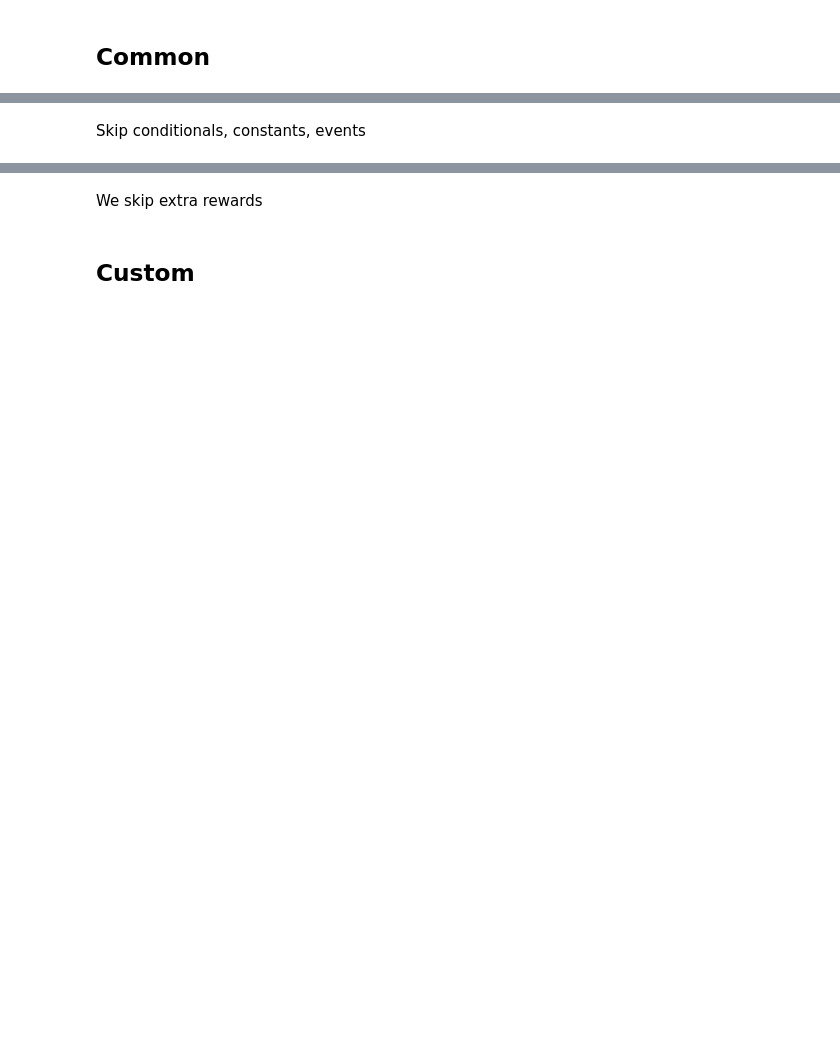
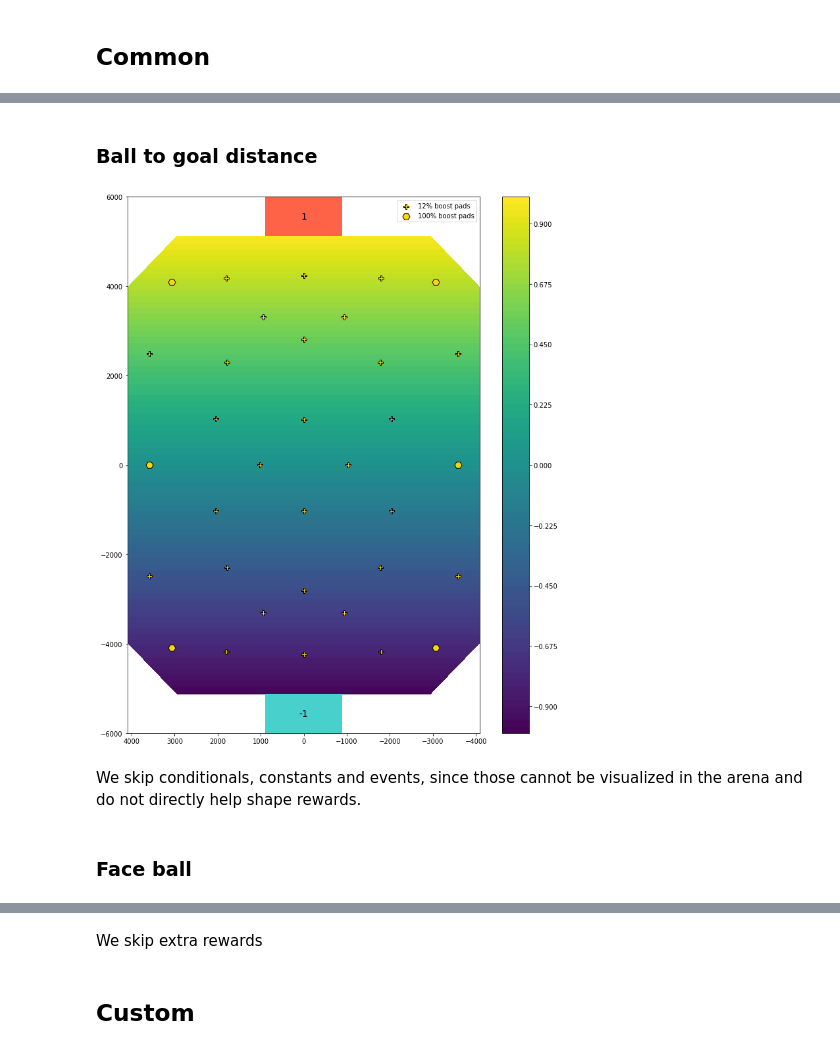
Before and after one commit to Enkhai/lucy-utils, a Jupyter notebook: examples/17_reward_statistics.ipynb, the cells around one changed output, grey strips where cells are left out. Drawn from its saved outputs; the diff is of its cells as text; code cells hidden in the pictures; blank space fills up the shorter version.

Commit message:
Worked on reward statistics

```diff
--- a/examples/17_reward_statistics.ipynb
+++ b/examples/17_reward_statistics.ipynb
@@ -148,0 +166,2 @@ ball_y_coord_zs = common.ball_y_coord(arena_positions)
+# %% [markdown]
+### Ball to goal distance
@@ -149,2 +170,6 @@ ball_y_coord_zs = common.ball_y_coord(arena_positions)
+# %%
+plotting.arena_contour(ball_y_coord_zs)
+# %% [output]
+[figure, added]
 # %% [markdown]
-Skip conditionals, constants, events
+We skip conditionals, constants and events, since those cannot be visualized in the arena and do not directly help shape rewards.
@@ -153 +176,3 @@ angle0 = np.linspace(0, 2 * np.pi, )
+# %% [markdown]
+### Face ball
 # %%
```
Also changed, not shown: parts of 83 cells of this notebook, 1 other file.
